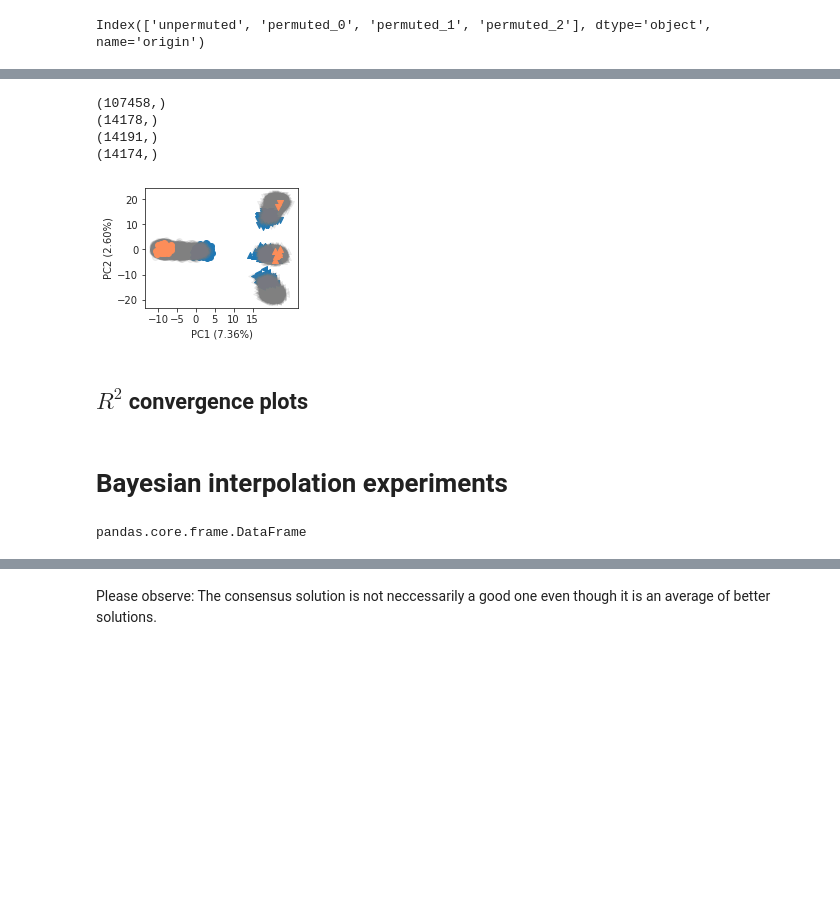
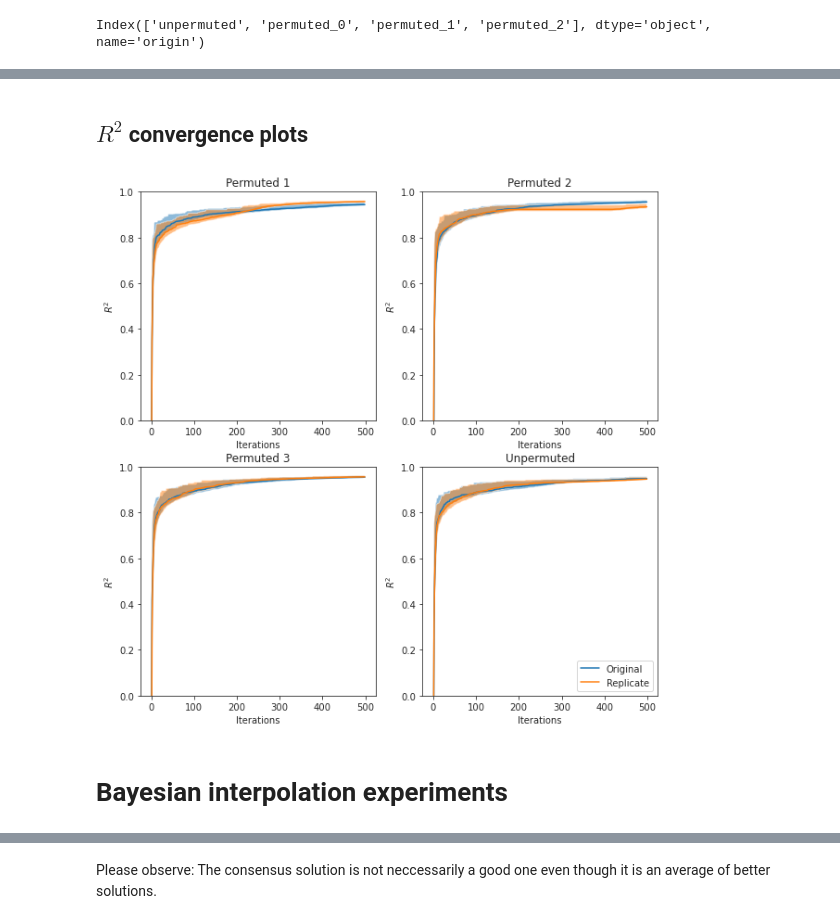
Before and after one commit to vetleser/BayesianGEM, a Jupyter notebook: code/visualization_for_manuscript.ipynb, the cells around one changed output, grey strips where cells are left out. Cells and saved outputs as stored; diff of their text form; code cells hidden in the pictures; blank space fills up the shorter version.

```diff
--- a/code/visualization_for_manuscript.ipynb
+++ b/code/visualization_for_manuscript.ipynb
@@ -509,39 +421,3 @@ PCS,EV = load_pickle("../results/pca_original_ordination.pkl")
-# %%
-y = combined_df.values[:,-3]
-period = combined_df.values[:,-1]
-model = combined_df.values[:,-2]
-all_periods = ["Prior", "Intermediate", 'Posterior']
-period_idxs = {period_name: np.nonzero(period == period_name)[0] for period_name in all_periods}
-# %%
-plt.figure(figsize=(3.,2.4))
-markers = ["o","v","^","<"]
-marker_dict = {label: marker for label, marker in zip(combined_index, markers)}
-for label in combined_index:
-    label_idxs = np.nonzero(model == label)[0]
-    marker = marker_dict[label]
-    this_idxs = {period: np.intersect1d(period_idxs[period], label_idxs) for period in all_periods}
-    print(label_idxs.shape)
-    # plt.scatter(PCS[:,0],PCS[:,1],color='grey',alpha=0.2)
-    # prior_idxs = np.intersect1d(label_idxs, period_idxs["prior"])
-    plt.scatter(PCS[this_idxs['Prior'],0],PCS[this_idxs['Prior'], 1],color='#1f78b4',label='Prior', marker=marker)
-    plt.scatter(PCS[this_idxs["Intermediate"],0],PCS[this_idxs["Intermediate"], 1],
-                color='grey',alpha=0.1,label='Intermediate',marker=marker)
-    plt.scatter(PCS[this_idxs['Posterior'],0],PCS[this_idxs['Posterior'], 1],
-                color='#fc8d59',label='Posterior',marker=marker)
-plt.xlabel('PC1 ({:.2f}%)'.format(EV[0]*100))
-plt.ylabel('PC2 ({:.2f}%)'.format(EV[1]*100))
-# plt.legend(frameon=False,loc=(0.15,0.65),fontsize=8)
-plt.xticks(np.arange(-10,20,5))
-plt.tight_layout()
-#plt.savefig('../figures/pca.pdf')
-plt.savefig('../figures/pca.png',dpi=300)
-plt.show()
-# %% [output]
-(107458,)
-(14178,)
-(14191,)
-(14174,)
-[figure, removed]
 # %% [markdown]
 ## $R^2$ convergence plots
 # %%
@@ -608,21 +484,25 @@ def plot_convergence_and_compare(model, reference_model, maxiter=500, legend = T
 # %%
 maxiter = 500
 i = 1
 plt.figure(figsize=(10,10))
 for index, series in model_frame["model"].groupby("origin"):
     plt.subplot(2,2,i)
     models = series[index]
     original_model = models["original"]
     replicate_model = models["replicate"]
     plot_convergence_inner(original_model,maxiter, label = 'Original')
     plot_convergence_inner(replicate_model,maxiter, label = 'Replicate')
-    # plt.legend()
+    if i==4:
+        plt.legend()
     plt.ylim([0,1])
     plt.xlabel('Iterations')
     plt.ylabel('$R^2$')
     plt.title(proper_names[index])
     i += 1
+plt.savefig("../figures/R2.pdf")
 plt.show()
+# %% [output]
+[figure, added]
 # %% [markdown]
 # Bayesian interpolation experiments
 # %%
@@ -630,4 +509,0 @@ bayesian_interpolation_results = pickle.load(open("../results/bayesian_interpola
-# %%
-type(bayesian_interpolation_results)
-# %% [output]
-pandas.core.frame.DataFrame
```
Also changed, not shown: parts of 33 cells of this notebook, 3 other files.
